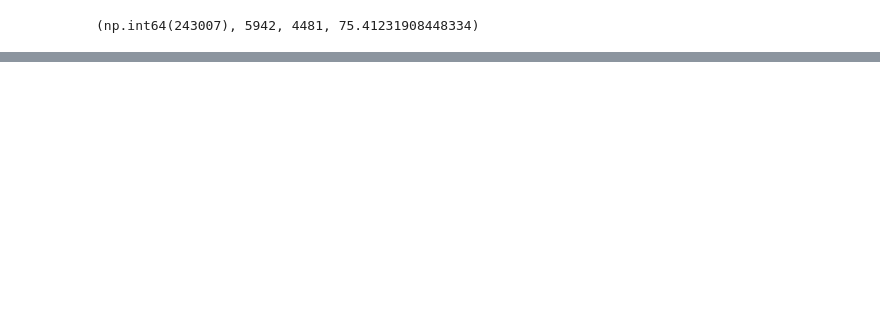
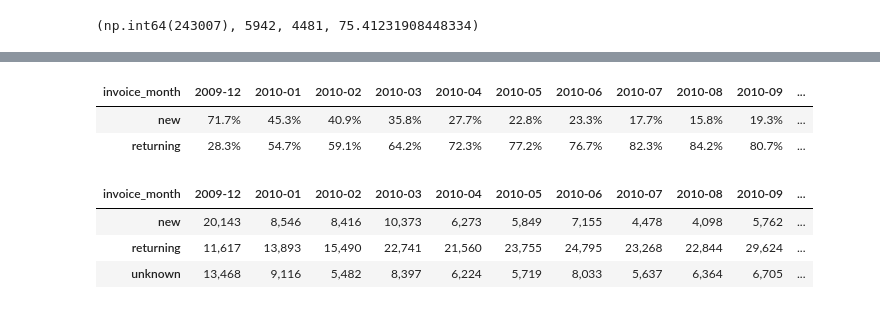
Before and after one commit to nguyenbaanh7779/customer-churn-prediction, a Jupyter notebook: notebooks/00_explore_data.ipynb, the cells around one changed output, grey strips where cells are left out. Cells and saved outputs as stored; diff of their text form; code cells hidden in the pictures; blank space fills up the shorter version.

```diff
--- a/notebooks/00_explore_data.ipynb
+++ b/notebooks/00_explore_data.ipynb
@@ -91,0 +129,23 @@ df_retail
+# %%
+df_retail["invoice_time"] = pd.to_datetime(df_retail["invoice_time"])
+
+# Invoice-level table: one row per invoice
+df_inv = (
+    df_retail.dropna(subset=["customer_id"])
+    .groupby(["customer_id", "invoice_id"], as_index=False)["invoice_time"].min()
+    .sort_values(["customer_id", "invoice_time", "invoice_id"])
+)
+
+# Order sequence per customer (1 = first purchase)
+df_inv["order_seq"] = df_inv.groupby("customer_id").cumcount() + 1
+df_inv["customer_type"] = np.where(df_inv["order_seq"] == 1, "new", "returning")
+
+# Merge back into the transaction table
+df_retail = df_retail.merge(
+    df_inv[["customer_id", "invoice_id", "order_seq", "customer_type"]],
+    on=["customer_id", "invoice_id"],
+    how="left",
+)
+
+# Rows without a Customer ID -> cannot be determined
+df_retail["customer_type"] = df_retail["customer_type"].fillna("unknown")
@@ -91,0 +165,20 @@ df_retail
+# %%
+df_cust_monthly.drop(columns="unknown").set_index("invoice_month").T \
+    .div(df_cust_monthly.set_index("invoice_month").T.sum(axis=0), axis=1) \
+    .style.background_gradient(cmap="Blues", axis=1).format("{:.1%}")
+# %% [output]
+| invoice_month | 2009-12 | 2010-01 | 2010-02 | 2010-03 | 2010-04 | 2010-05 | 2010-06 | 2010-07 | 2010-08 | 2010-09 | ... |
+| new | 71.7% | 45.3% | 40.9% | 35.8% | 27.7% | 22.8% | 23.3% | 17.7% | 15.8% | 19.3% | ... |
+| returning | 28.3% | 54.7% | 59.1% | 64.2% | 72.3% | 77.2% | 76.7% | 82.3% | 84.2% | 80.7% | ... |
+# %%
+df_trans_monthly = df_retail[["invoice_month", "customer_type"]].value_counts().reset_index()
+# %%
+df_trans_monthly["invoice_month"] = df_trans_monthly["invoice_month"].dt.strftime("%Y-%m")
+# %%
+df_trans_monthly.pivot(index="invoice_month", columns="customer_type", values="count").reset_index().rename_axis(None, axis=1).fillna(0) \
+    .set_index("invoice_month").T.style.background_gradient(cmap="Blues", axis=1).format("{:,.0f}")
+# %% [output]
+| invoice_month | 2009-12 | 2010-01 | 2010-02 | 2010-03 | 2010-04 | 2010-05 | 2010-06 | 2010-07 | 2010-08 | 2010-09 | ... |
+| new | 20,143 | 8,546 | 8,416 | 10,373 | 6,273 | 5,849 | 7,155 | 4,478 | 4,098 | 5,762 | ... |
+| returning | 11,617 | 13,893 | 15,490 | 22,741 | 21,560 | 23,755 | 24,795 | 23,268 | 22,844 | 29,624 | ... |
+| unknown | 13,468 | 9,116 | 5,482 | 8,397 | 6,224 | 5,719 | 8,033 | 5,637 | 6,364 | 6,705 | ... |
```
Also changed, not shown: parts of 18 cells of this notebook, 1 other file.
